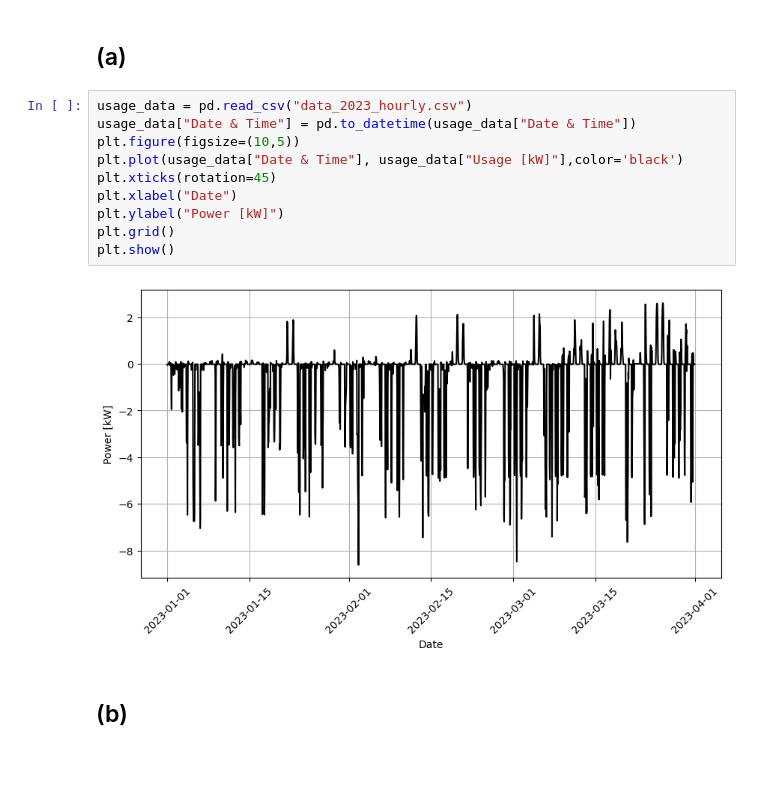
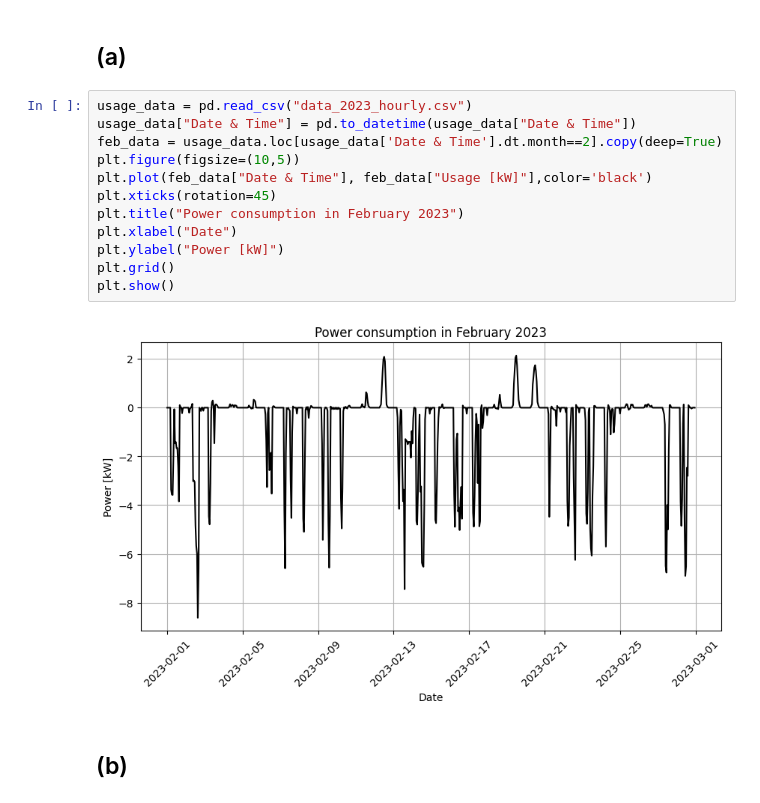
Before and after one commit to Stanford-Sustainable-Systems-Lab/CEE_272R_spring_2024, a Jupyter notebook: HM2/sol_hm2.ipynb, the cells around one changed output. Cells and saved outputs as stored; diff of their text form; blank space fills up the shorter version.

```diff
--- a/HM2/sol_hm2.ipynb
+++ b/HM2/sol_hm2.ipynb
@@ -37,15 +37,17 @@ plt.grid()
 # %%
 usage_data = pd.read_csv("data_2023_hourly.csv")
 usage_data["Date & Time"] = pd.to_datetime(usage_data["Date & Time"])
+feb_data = usage_data.loc[usage_data['Date & Time'].dt.month==2].copy(deep=True)
 plt.figure(figsize=(10,5))
-plt.plot(usage_data["Date & Time"], usage_data["Usage [kW]"],color='black')
+plt.plot(feb_data["Date & Time"], feb_data["Usage [kW]"],color='black')
 plt.xticks(rotation=45)
+plt.title("Power consumption in February 2023")
 plt.xlabel("Date")
 plt.ylabel("Power [kW]")
 plt.grid()
 plt.show()
 # %% [output]
-[figure, old version]
+[figure, new version]
 # %% [markdown]
 ## (b)
 # %%
```
Also changed, not shown: parts of 11 cells of this notebook.
